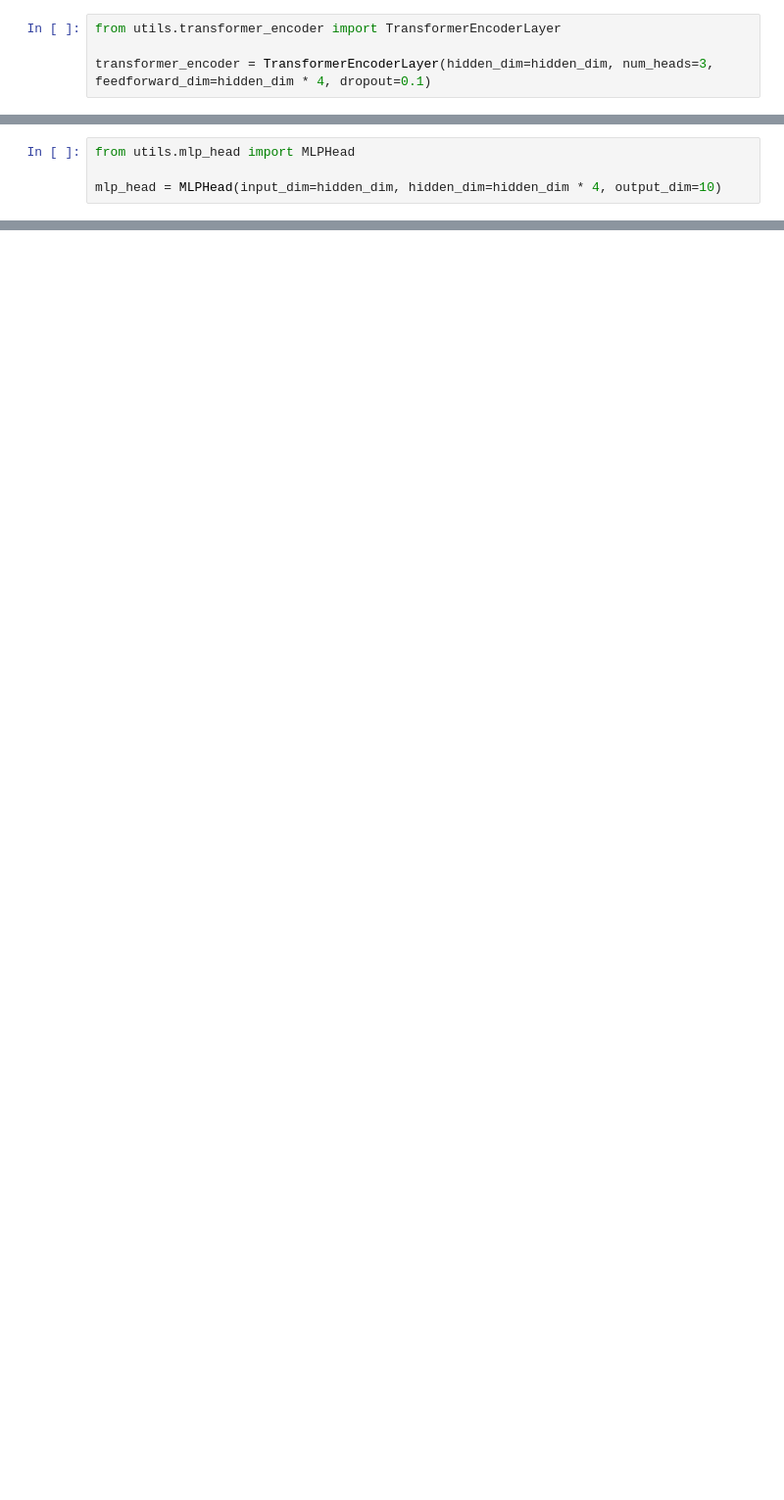
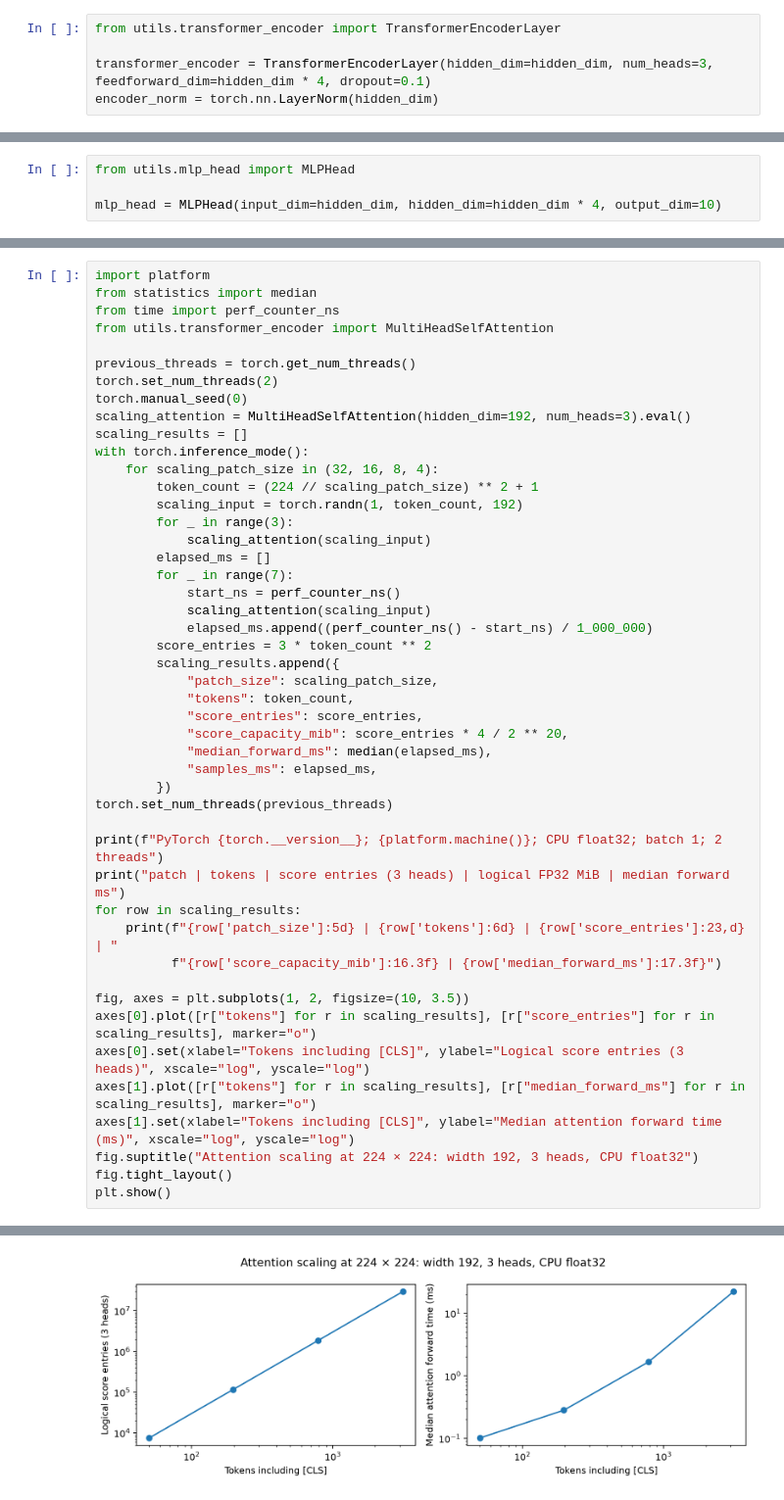
Before and after one commit to kasrasa/Vision-Transformers, a Jupyter notebook: patch_embedding.ipynb, the cells around one changed output, grey strips where cells are left out. Shown at 98% size. Cells and saved outputs as stored; diff of their text form; blank space fills up the shorter version.

```diff
--- a/patch_embedding.ipynb
+++ b/patch_embedding.ipynb
@@ -66,4 +57,5 @@ The ViT block normalizes before each sublayer: input → LayerNorm → attention
 from utils.transformer_encoder import TransformerEncoderLayer
 
 transformer_encoder = TransformerEncoderLayer(hidden_dim=hidden_dim, num_heads=3, feedforward_dim=hidden_dim * 4, dropout=0.1)
+encoder_norm = torch.nn.LayerNorm(hidden_dim)
 # %% [markdown]
@@ -118,0 +220,48 @@ mlp_head.fc2.bias: shape=(10,), gradient norm=0.056314
+# %%
+import platform
+from statistics import median
+from time import perf_counter_ns
+from utils.transformer_encoder import MultiHeadSelfAttention
+
+previous_threads = torch.get_num_threads()
+torch.set_num_threads(2)
+torch.manual_seed(0)
+scaling_attention = MultiHeadSelfAttention(hidden_dim=192, num_heads=3).eval()
+scaling_results = []
+with torch.inference_mode():
+    for scaling_patch_size in (32, 16, 8, 4):
+        token_count = (224 // scaling_patch_size) ** 2 + 1
+        scaling_input = torch.randn(1, token_count, 192)
+        for _ in range(3):
+            scaling_attention(scaling_input)
+        elapsed_ms = []
+        for _ in range(7):
+            start_ns = perf_counter_ns()
+            scaling_attention(scaling_input)
+            elapsed_ms.append((perf_counter_ns() - start_ns) / 1_000_000)
+        score_entries = 3 * token_count ** 2
+        scaling_results.append({
+            "patch_size": scaling_patch_size,
+            "tokens": token_count,
+            "score_entries": score_entries,
+            "score_capacity_mib": score_entries * 4 / 2 ** 20,
+            "median_forward_ms": median(elapsed_ms),
+            "samples_ms": elapsed_ms,
+        })
+torch.set_num_threads(previous_threads)
+
+print(f"PyTorch {torch.__version__}; {platform.machine()}; CPU float32; batch 1; 2 threads")
+print("patch | tokens | score entries (3 heads) | logical FP32 MiB | median forward ms")
+for row in scaling_results:
+    print(f"{row['patch_size']:5d} | {row['tokens']:6d} | {row['score_entries']:23,d} | "
+          f"{row['score_capacity_mib']:16.3f} | {row['median_forward_ms']:17.3f}")
+
+fig, axes = plt.subplots(1, 2, figsize=(10, 3.5))
+axes[0].plot([r["tokens"] for r in scaling_results], [r["score_entries"] for r in scaling_results], marker="o")
+axes[0].set(xlabel="Tokens including [CLS]", ylabel="Logical score entries (3 heads)", xscale="log", yscale="log")
+axes[1].plot([r["tokens"] for r in scaling_results], [r["median_forward_ms"] for r in scaling_results], marker="o")
+axes[1].set(xlabel="Tokens including [CLS]", ylabel="Median attention forward time (ms)", xscale="log", yscale="log")
+fig.suptitle("Attention scaling at 224 × 224: width 192, 3 heads, CPU float32")
+fig.tight_layout()
+plt.show()
+# %% [output]
@@ -118,0 +274 @@ mlp_head.fc2.bias: shape=(10,), gradient norm=0.056314
+[figure, added]
```
Also changed, not shown: parts of 13 cells of this notebook, 1 other file.
